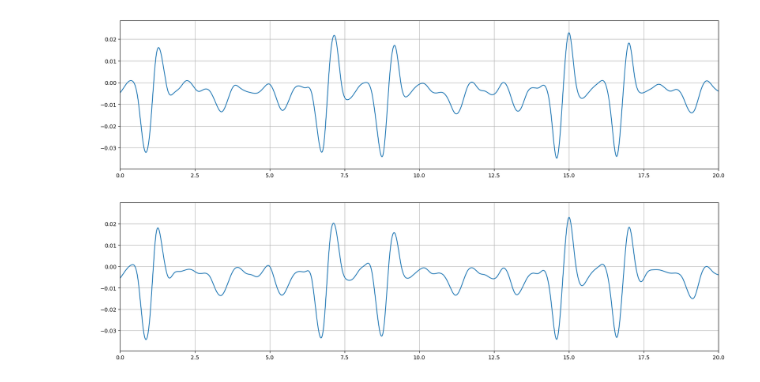
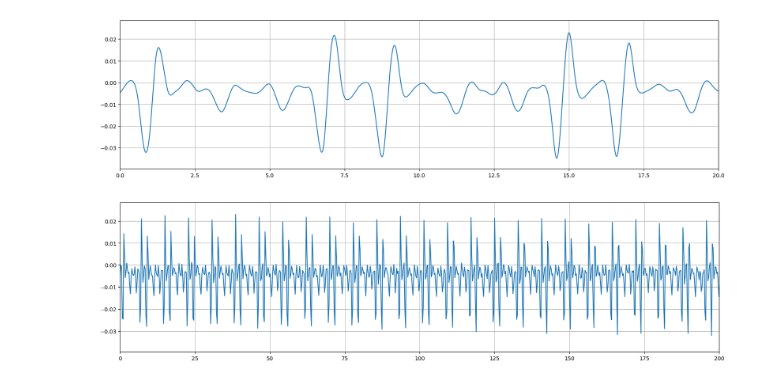
Before and after one commit to slaclab/kek-bpm-rfsoc-dev, a Jupyter notebook: software/notebooks/hybrid_waveform.ipynb, the cells around one changed output. Saved outputs shown, nothing was run; the diff lists cells and outputs as text; code cells hidden in the pictures.

```diff
--- a/software/notebooks/hybrid_waveform.ipynb
+++ b/software/notebooks/hybrid_waveform.ipynb
@@ -9,7 +9,7 @@ import random
 
 # Parameters
 top_level=f'{os.getcwd()}/..'
-path    = f'{top_level}/data/hybrid_waveform.npy'
+path    = f'{top_level}/data/hybrid_500MHz.npy'
 
 waveform=np.load(path)
 # %%
@@ -21,12 +21,19 @@ plt.grid()
 plt.show()
 # %% [output]
 [figure]
+# %%
+timestep=np.arange(0,len(waveform[0]))*1e-3
+newTimeBin = 1.0/(0.509*8.0) # Unit of ns for 3.054 GSPS
+newSize    = 32000
+newTimeSteps = np.linspace(0, newTimeBin*(newSize-1), num=newSize)
+newwaveform = np.interp(newTimeSteps, timestep, waveform[0])
+concat.append(newwaveform)
 # %%
-t=np.arange(0,len(waveform[1]))*10e-3
+t=np.arange(0,len(newwaveform))*1000/4072
 plt.figure(figsize=(20,5))
-plt.plot(t,waveform[1])
-plt.xlim(0,20)
+plt.plot(t,newwaveform)
+plt.xlim(0,200)
 plt.grid()
 plt.show()
 # %% [output]
-[figure, old version]
+[figure, new version]
```
Also changed, not shown: parts of 15 cells of this notebook, 4 other files.
